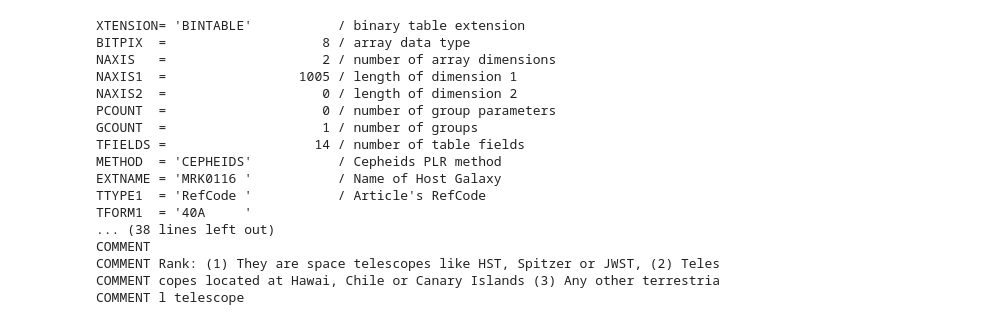
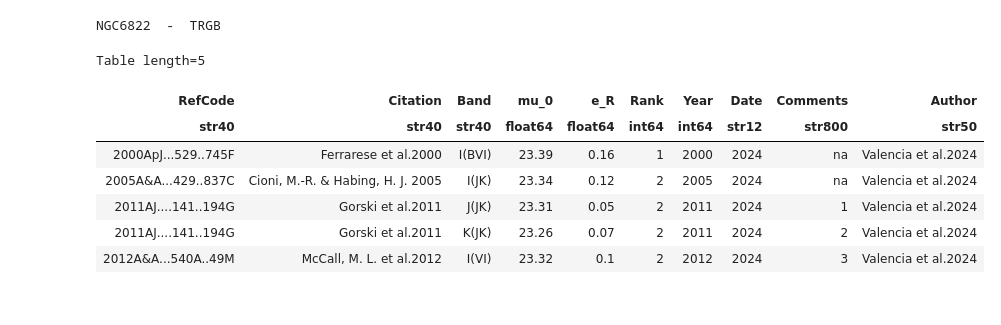
Before and after one commit to hol1m4n/HIIGalaxies, a Jupyter notebook: Modulus/Modulus_tracker.ipynb, the cells around one changed output. Saved outputs shown, nothing was run; the diff lists cells and outputs as text; code cells hidden in the pictures.

```diff
--- a/Modulus/Modulus_tracker.ipynb
+++ b/Modulus/Modulus_tracker.ipynb
@@ -297,22 +1149,20 @@ Verificación de la tabla en el archivo:
 # %%
 S = fits.open('modulus_tracker.fits')
 
-S[11].header
+gal_host = 34
+
+P = Table.read(S[gal_host])
+
+print(S[gal_host].header['EXTNAME'],' - ',S[gal_host].header['METHOD'])
+
+P
 # %% [output]
-XTENSION= 'BINTABLE'           / binary table extension
-BITPIX  =                    8 / array data type
-NAXIS   =                    2 / number of array dimensions
-NAXIS1  =                 1005 / length of dimension 1
-NAXIS2  =                    0 / length of dimension 2
-PCOUNT  =                    0 / number of group parameters
-GCOUNT  =                    1 / number of groups
-TFIELDS =                   14 / number of table fields
-METHOD  = 'CEPHEIDS'           / Cepheids PLR method
-EXTNAME = 'MRK0116 '           / Name of Host Galaxy
-TTYPE1  = 'RefCode '           / Article's RefCode
-TFORM1  = '40A     '
-... (38 lines left out)
-COMMENT
-COMMENT Rank: (1) They are space telescopes like HST, Spitzer or JWST, (2) Teles
-COMMENT copes located at Hawai, Chile or Canary Islands (3) Any other terrestria
-COMMENT l telescope
+NGC6822  -  TRGB
+Table length=5
+| RefCode | Citation | Band | mu_0 | e_R | Rank | Year | Date | Comments | Author |
+| str40 | str40 | str40 | float64 | float64 | int64 | int64 | str12 | str800 | str50 |
+| 2000ApJ...529..745F | Ferrarese et al.2000 | I(BVI) | 23.39 | 0.16 | 1 | 2000 | 2024 | na | Valencia et al.2024 |
+| 2005A&A...429..837C | Cioni, M.-R. & Habing, H. J. 2005 | I(JK) | 23.34 | 0.12 | 2 | 2005 | 2024 | na | Valencia et al.2024 |
+| 2011AJ....141..194G | Gorski et al.2011 | J(JK) | 23.31 | 0.05 | 2 | 2011 | 2024 | 1 | Valencia et al.2024 |
+| 2011AJ....141..194G | Gorski et al.2011 | K(JK) | 23.26 | 0.07 | 2 | 2011 | 2024 | 2 | Valencia et al.2024 |
+| 2012A&A...540A..49M | McCall, M. L. et al.2012 | I(VI) | 23.32 | 0.1 | 2 | 2012 | 2024 | 3 | Valencia et al.2024 |
```
Also changed, not shown: parts of 50 cells of this notebook, 1 other file.
